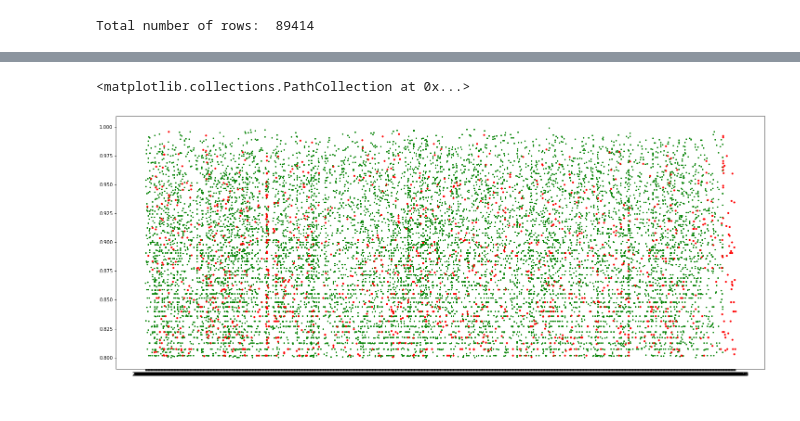
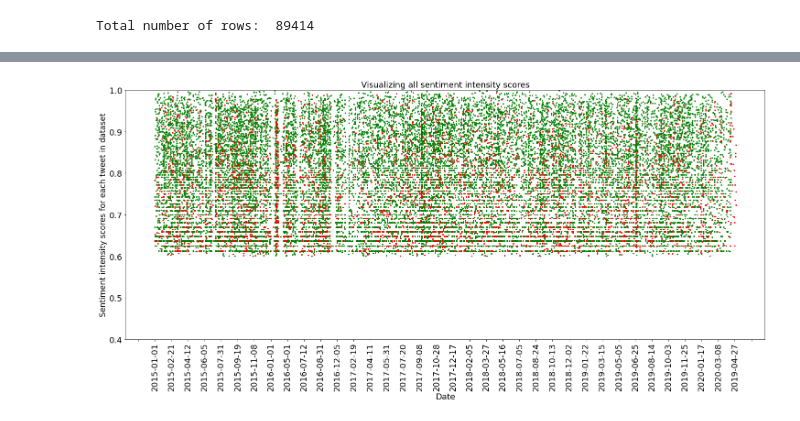
Before and after one commit to epfl-ada/ada-2021-project-club6analysis, a Jupyter notebook: sentiment_analysis.ipynb, the cells around one changed output, grey strips where cells are left out. Drawn from its saved outputs; the diff is of its cells as text; code cells hidden in the pictures.

Commit message:
Updates to sentiment analyssi - textual descriptions

```diff
--- a/sentiment_analysis.ipynb
+++ b/sentiment_analysis.ipynb
@@ -92,0 +100,3 @@ sentiment_info_df_sorted.head()
+# %%
+# Read from csv to recreate a the fresh dataframe
+sentiment_df = pd.read_csv('./data/sentiment_df.csv')
@@ -93,20 +108,27 @@ sentiment_info_df_sorted.head()
 # %%
 fig,ax = plt.subplots(figsize=(25,10))
 
-cutoff_decimal = 0.8
+cutoff_decimal = 0.6
 
 
-pos_scores_df = sentiment_info_df_sorted[sentiment_info_df_sorted['compound'] > cutoff_decimal]
+pos_scores_df = sentiment_df[sentiment_df['compound'] > cutoff_decimal]
 pos_scores = pos_scores_df['compound']
 pos_dates = pos_scores_df['date_clean']
 
-neg_scores_df = sentiment_info_df_sorted[sentiment_info_df_sorted['compound'] < -cutoff_decimal]
+neg_scores_df = sentiment_df[sentiment_df['compound'] < -cutoff_decimal]
 neg_scores = -neg_scores_df['compound']
 neg_dates = neg_scores_df['date_clean']
+ax.set_ylim([0.4,1])
+ax.scatter(pos_dates, pos_scores, s=5, color='green')
+ax.scatter(neg_dates, neg_scores, s=5, color='red')
 
-ax.scatter(pos_dates, pos_scores, s=5, color='green')
-ax.scatter(neg_dates, neg_scores, s=10, color='red')
-plt.xticker()
+loc = plticker.MultipleLocator(base=50) # this locator puts ticks at regular intervals
+ax.xaxis.set_major_locator(loc)
+plt.title('Visualizing all sentiment intensity scores', fontsize=18)
+plt.xlabel('Date', fontsize=18)
+plt.ylabel('Sentiment intensity scores for each tweet in dataset', fontsize=17)
+ax.tick_params(axis='both', which='major', labelsize=18)
+plt.xticks(rotation=90)
+plt.show()
 # %% [output]
-<matplotlib.collections.PathCollection at 0x...>
-[figure, old version]
+[figure, new version]
```
Also changed, not shown: parts of 8 cells of this notebook, 1 other file.
